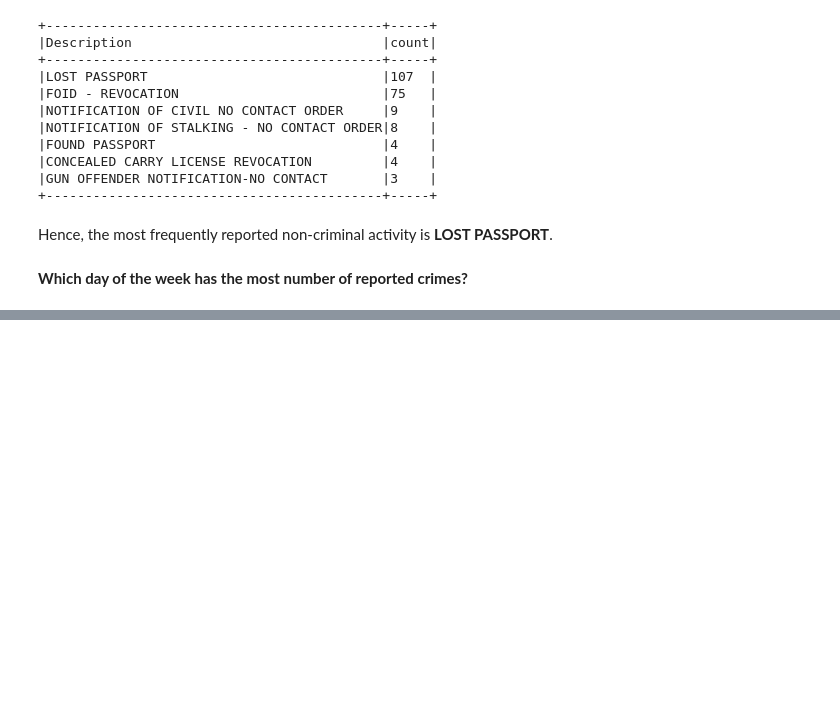
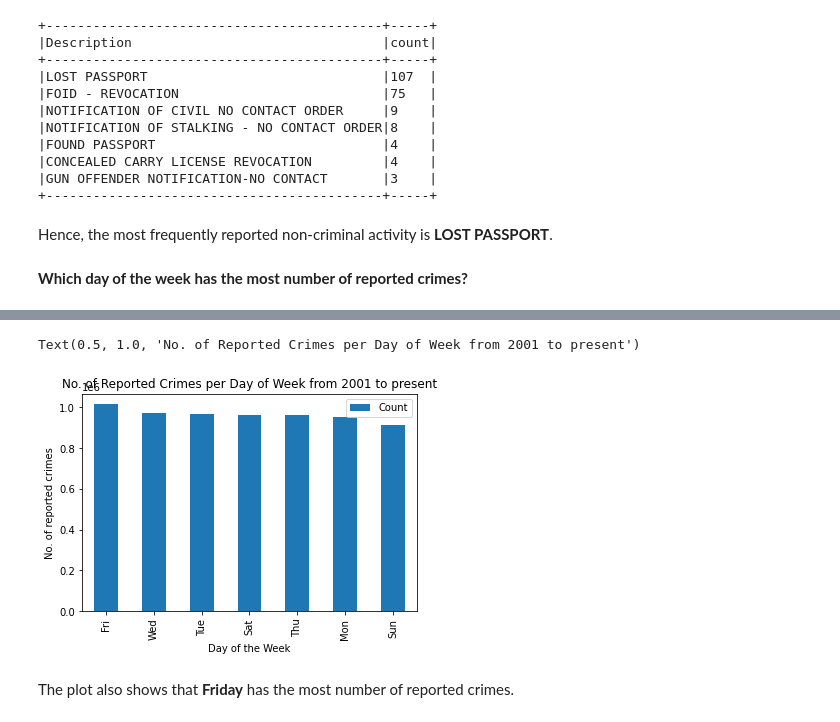
Before and after one commit to abhiram540/Apache_PySpark_by_Example, a Jupyter notebook: Apache_PySpark_by_Example.ipynb, the cells around one changed output, grey strips where cells are left out. Cells and saved outputs as stored; diff of their text form; code cells hidden in the pictures; blank space fills up the shorter version.

Commit message:
Finding the day of week that has the most number of reported crimes

```diff
--- a/Apache_PySpark_by_Example.ipynb
+++ b/Apache_PySpark_by_Example.ipynb
@@ -986,0 +1089,3 @@ Hence, the most frequently reported non-criminal activity is **LOST PASSPORT**.
+# %%
+dow = [x[0] for x in rc.groupBy(date_format(col('Date'), 'E')).count().collect()]
+dow
@@ -986,0 +1094,3 @@ Hence, the most frequently reported non-criminal activity is **LOST PASSPORT**.
+# %%
+cnt = [x[1] for x in rc.groupBy(date_format(col('Date'), 'E')).count().collect()]
+cnt
@@ -986,0 +1102,3 @@ Hence, the most frequently reported non-criminal activity is **LOST PASSPORT**.
+# %%
+cp = pd.DataFrame({'day_of_week': dow, 'Count': cnt})
+cp.head(7)
@@ -986,0 +1114,10 @@ Hence, the most frequently reported non-criminal activity is **LOST PASSPORT**.
+# %%
+cp.sort_values('Count', ascending=False).plot(kind='bar', x='day_of_week', y='Count')
+plt.xlabel('Day of the Week')
+plt.ylabel('No. of reported crimes')
+plt.title('No. of Reported Crimes per Day of Week from 2001 to present')
+# %% [output]
+Text(0.5, 1.0, 'No. of Reported Crimes per Day of Week from 2001 to present')
+[figure, added]
+# %% [markdown]
+The plot also shows that **Friday** has the most number of reported crimes.
```
Also changed, not shown: parts of 14 cells of this notebook.
